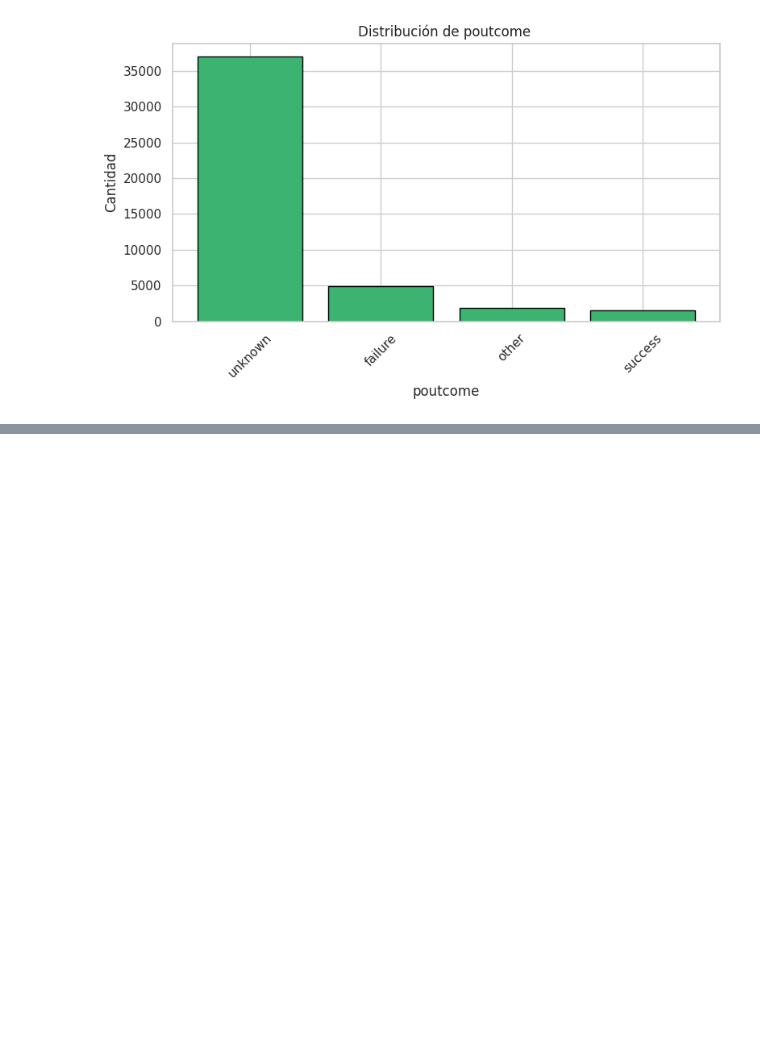
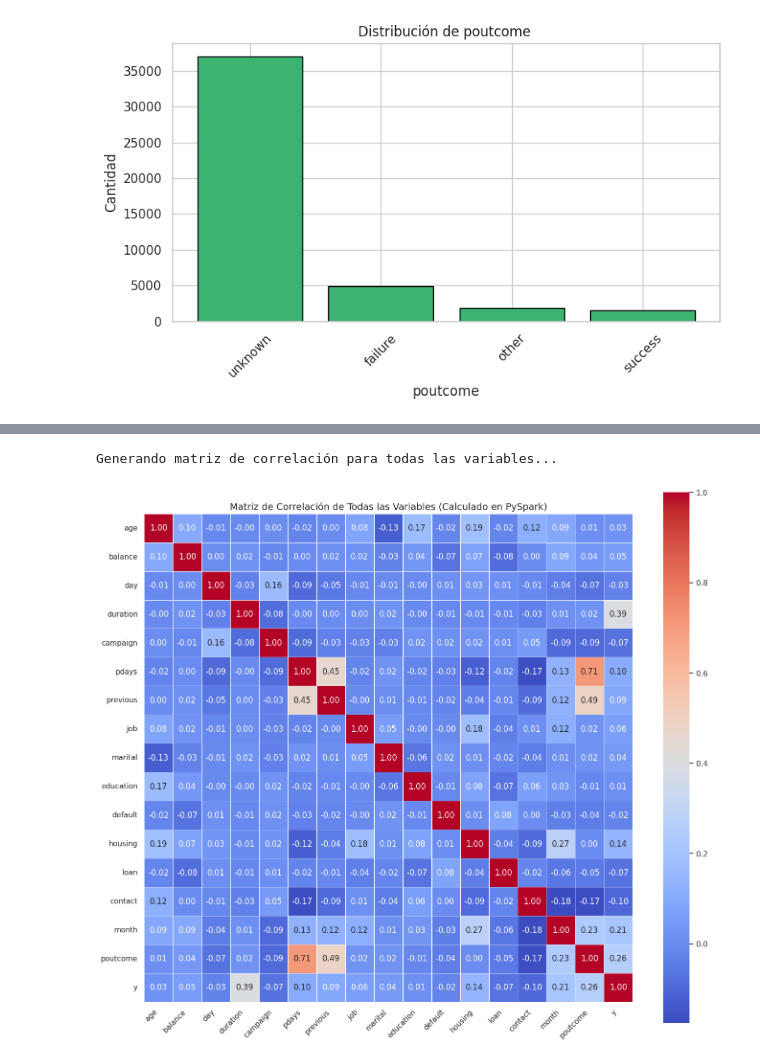
Before and after one commit to eseblanco/CiDatTecMod1, a Jupyter notebook: tarea3.ipynb, the cells around one changed output, grey strips where cells are left out. Cells and saved outputs as stored; diff of their text form; code cells hidden in the pictures; blank space fills up the shorter version.

```diff
--- a/tarea3.ipynb
+++ b/tarea3.ipynb
@@ -1033,0 +1272,58 @@ plt.show()
+# %%
+
+from pyspark.ml.feature import VectorAssembler, StringIndexer
+from pyspark.ml import Pipeline
+from pyspark.ml.stat import Correlation
+import seaborn as sns
+import matplotlib.pyplot as plt
+
+print("\nGenerando matriz de correlación para todas las variables...")
+
+# 1. Transformar las variables categóricas a valores numéricos usando StringIndexer
+indexers = [
+    StringIndexer(inputCol=c, outputCol=f"{c}_idx", handleInvalid="skip")
+    for c in categorical_cols
+]
+
+# Crear y ejecutar el pipeline con los indexadores
+pipeline = Pipeline(stages=indexers)
+df_indexed = pipeline.fit(df_final).transform(df_final)
+
+# 2. Definir todas las columnas numéricas que entrarán en la correlación
+# (las que ya eran numéricas + las nuevas categóricas indexadas)
+all_numeric_cols = numerical_cols + [f"{c}_idx" for c in categorical_cols]
+
+# Eliminar posibles valores nulos para evitar errores en MLlib
+df_corr = df_indexed.na.drop(subset=all_numeric_cols)
+
+# 3. Ensamblar las columnas en un vector 'features'
+assembler = VectorAssembler(inputCols=all_numeric_cols, outputCol="features")
+df_vector = assembler.transform(df_corr).select("features")
+
+# 4. Calcular la matriz de correlación de Pearson distribuida con PySpark
+pearson_corr = Correlation.corr(df_vector, "features", "pearson").head()[0]
+corr_matrix = pearson_corr.toArray()
+
+# Nombres de las etiquetas para el gráfico (quitando el _idx para que se vea limpio)
+plot_labels = numerical_cols + categorical_cols
+
+# 5. Generar el gráfico de matriz de calor (heatmap) mostrando el color y el valor
+plt.figure(figsize=(14, 12))
+sns.heatmap(
+    corr_matrix,
+    annot=True,          # Muestra el valor numérico de la correlación dentro de cada celda
+    fmt=".2f",           # Redondea a 2 decimales
+    cmap="coolwarm",     # Escala de color (azul para negativo, rojo para positivo)
+   xticklabels=plot_labels,
+    yticklabels=plot_labels,
+    linewidths=0.5,
+    square=True
+)
+plt.title('Matriz de Correlación de Todas las Variables (Calculado en PySpark)', fontsize=14)
+plt.xticks(rotation=45, ha='right')
+plt.yticks(rotation=0)
+plt.tight_layout()
+plt.show()
+# %% [output]
+Generando matriz de correlación para todas las variables...
+[figure, added]
```
Also changed, not shown: parts of 47 cells of this notebook, 7 other files.
